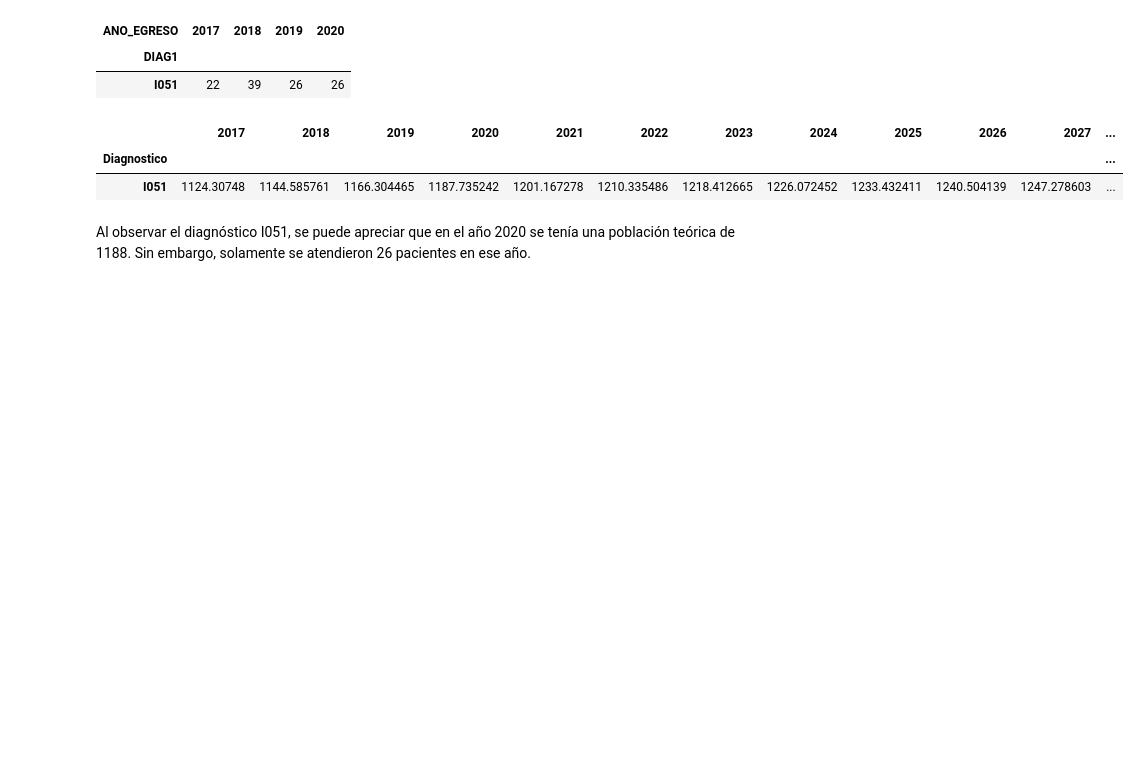
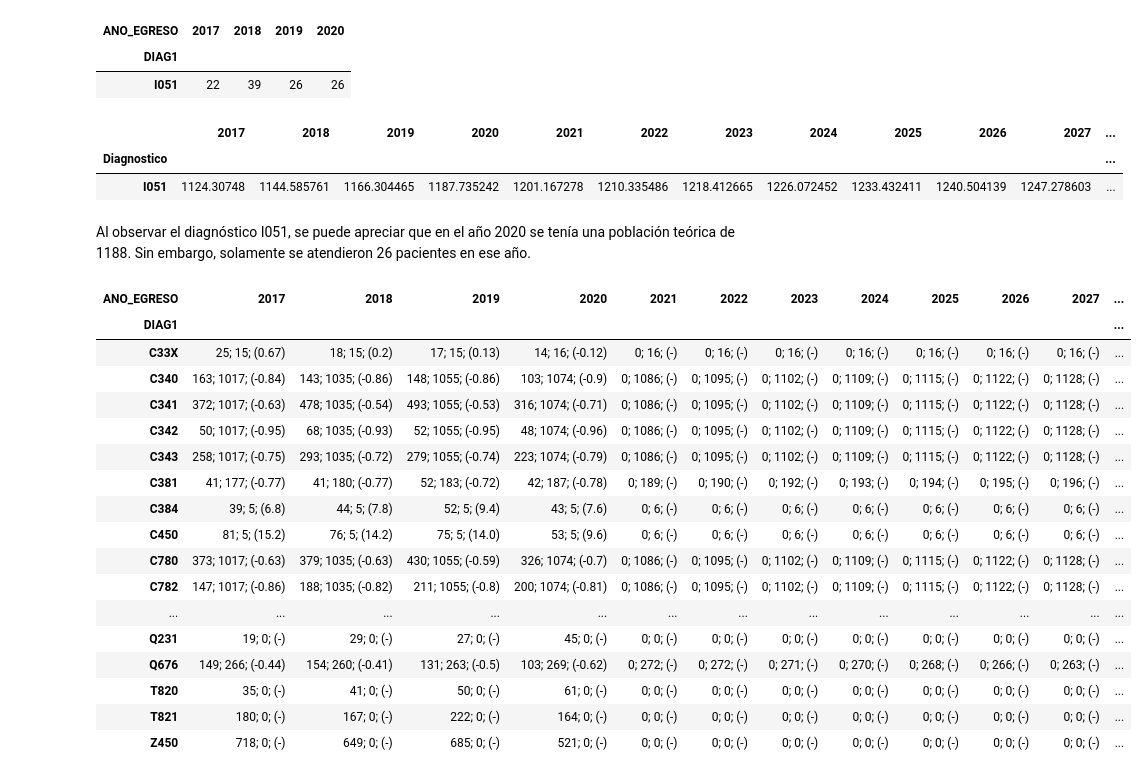
Before and after one commit to JavierRojas14/proyeccion-int, a Jupyter notebook: notebooks/3.0-jrb-forecasting-with-theoretical-demand.ipynb, the cells around one changed output. Drawn from its saved outputs; the diff is of its cells as text; code cells hidden in the pictures; blank space fills up the shorter version.

Commit message:
Crea tabla resumen de demanda

```diff
--- a/notebooks/3.0-jrb-forecasting-with-theoretical-demand.ipynb
+++ b/notebooks/3.0-jrb-forecasting-with-theoretical-demand.ipynb
@@ -162,3 +162,33 @@ display(poblacion_teorica_hospitalizados[poblacion_teorica_hospitalizados.index
 # %% [markdown]
 Al observar el diagnóstico I051, se puede apreciar que en el año 2020 se tenía una población teórica
 de 1188. Sin embargo, solamente se atendieron 26 pacientes en ese año.
+# %%
+teorica_hospitalizados_ppt = (
+    poblacion_teorica_hospitalizados.round(0).fillna(0).astype(int).astype(str)
+)
+tabla_dinamica_egresos_pais_ppt = tabla_dinamica_egresos_pais.copy().astype(str)
+tabla_dinamica_egresos_pais_ppt[[i for i in range(2021, 2036)]] = "0"
+
+brecha_pais_ppt = brecha_pais.copy()
+brecha_pais_ppt = brecha_pais_ppt.round(2).astype(str).replace("nan", "-")
+# %%
+tabla_dinamica_egresos_pais_ppt + "; " + teorica_hospitalizados_ppt + "; (" + brecha_pais_ppt + ")"
+# %% [output]
+| ANO_EGRESO | 2017 | 2018 | 2019 | 2020 | 2021 | 2022 | 2023 | 2024 | 2025 | 2026 | 2027 | ... |
+| DIAG1 |  |  |  |  |  |  |  |  |  |  |  | ... |
+| C33X | 25; 15; (0.67) | 18; 15; (0.2) | 17; 15; (0.13) | 14; 16; (-0.12) | 0; 16; (-) | 0; 16; (-) | 0; 16; (-) | 0; 16; (-) | 0; 16; (-) | 0; 16; (-) | 0; 16; (-) | ... |
+| C340 | 163; 1017; (-0.84) | 143; 1035; (-0.86) | 148; 1055; (-0.86) | 103; 1074; (-0.9) | 0; 1086; (-) | 0; 1095; (-) | 0; 1102; (-) | 0; 1109; (-) | 0; 1115; (-) | 0; 1122; (-) | 0; 1128; (-) | ... |
+| C341 | 372; 1017; (-0.63) | 478; 1035; (-0.54) | 493; 1055; (-0.53) | 316; 1074; (-0.71) | 0; 1086; (-) | 0; 1095; (-) | 0; 1102; (-) | 0; 1109; (-) | 0; 1115; (-) | 0; 1122; (-) | 0; 1128; (-) | ... |
+| C342 | 50; 1017; (-0.95) | 68; 1035; (-0.93) | 52; 1055; (-0.95) | 48; 1074; (-0.96) | 0; 1086; (-) | 0; 1095; (-) | 0; 1102; (-) | 0; 1109; (-) | 0; 1115; (-) | 0; 1122; (-) | 0; 1128; (-) | ... |
+| C343 | 258; 1017; (-0.75) | 293; 1035; (-0.72) | 279; 1055; (-0.74) | 223; 1074; (-0.79) | 0; 1086; (-) | 0; 1095; (-) | 0; 1102; (-) | 0; 1109; (-) | 0; 1115; (-) | 0; 1122; (-) | 0; 1128; (-) | ... |
+| C381 | 41; 177; (-0.77) | 41; 180; (-0.77) | 52; 183; (-0.72) | 42; 187; (-0.78) | 0; 189; (-) | 0; 190; (-) | 0; 192; (-) | 0; 193; (-) | 0; 194; (-) | 0; 195; (-) | 0; 196; (-) | ... |
+| C384 | 39; 5; (6.8) | 44; 5; (7.8) | 52; 5; (9.4) | 43; 5; (7.6) | 0; 6; (-) | 0; 6; (-) | 0; 6; (-) | 0; 6; (-) | 0; 6; (-) | 0; 6; (-) | 0; 6; (-) | ... |
+| C450 | 81; 5; (15.2) | 76; 5; (14.2) | 75; 5; (14.0) | 53; 5; (9.6) | 0; 6; (-) | 0; 6; (-) | 0; 6; (-) | 0; 6; (-) | 0; 6; (-) | 0; 6; (-) | 0; 6; (-) | ... |
+| C780 | 373; 1017; (-0.63) | 379; 1035; (-0.63) | 430; 1055; (-0.59) | 326; 1074; (-0.7) | 0; 1086; (-) | 0; 1095; (-) | 0; 1102; (-) | 0; 1109; (-) | 0; 1115; (-) | 0; 1122; (-) | 0; 1128; (-) | ... |
+| C782 | 147; 1017; (-0.86) | 188; 1035; (-0.82) | 211; 1055; (-0.8) | 200; 1074; (-0.81) | 0; 1086; (-) | 0; 1095; (-) | 0; 1102; (-) | 0; 1109; (-) | 0; 1115; (-) | 0; 1122; (-) | 0; 1128; (-) | ... |
+| ... | ... | ... | ... | ... | ... | ... | ... | ... | ... | ... | ... | ... |
+| Q231 | 19; 0; (-) | 29; 0; (-) | 27; 0; (-) | 45; 0; (-) | 0; 0; (-) | 0; 0; (-) | 0; 0; (-) | 0; 0; (-) | 0; 0; (-) | 0; 0; (-) | 0; 0; (-) | ... |
+| Q676 | 149; 266; (-0.44) | 154; 260; (-0.41) | 131; 263; (-0.5) | 103; 269; (-0.62) | 0; 272; (-) | 0; 272; (-) | 0; 271; (-) | 0; 270; (-) | 0; 268; (-) | 0; 266; (-) | 0; 263; (-) | ... |
+| T820 | 35; 0; (-) | 41; 0; (-) | 50; 0; (-) | 61; 0; (-) | 0; 0; (-) | 0; 0; (-) | 0; 0; (-) | 0; 0; (-) | 0; 0; (-) | 0; 0; (-) | 0; 0; (-) | ... |
+| T821 | 180; 0; (-) | 167; 0; (-) | 222; 0; (-) | 164; 0; (-) | 0; 0; (-) | 0; 0; (-) | 0; 0; (-) | 0; 0; (-) | 0; 0; (-) | 0; 0; (-) | 0; 0; (-) | ... |
+| Z450 | 718; 0; (-) | 649; 0; (-) | 685; 0; (-) | 521; 0; (-) | 0; 0; (-) | 0; 0; (-) | 0; 0; (-) | 0; 0; (-) | 0; 0; (-) | 0; 0; (-) | 0; 0; (-) | ... |
```
